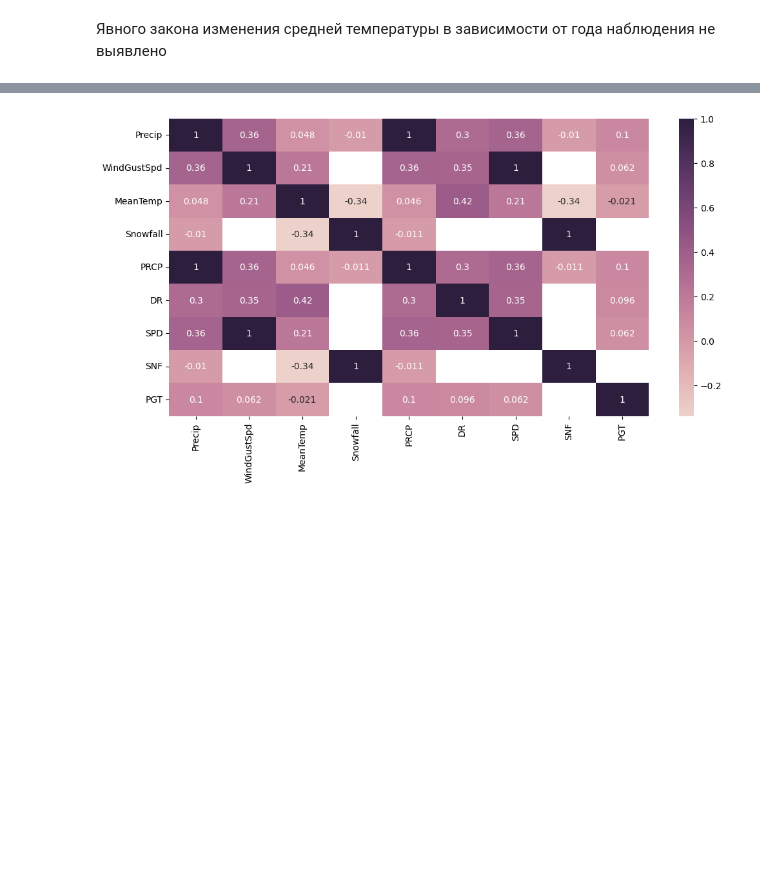
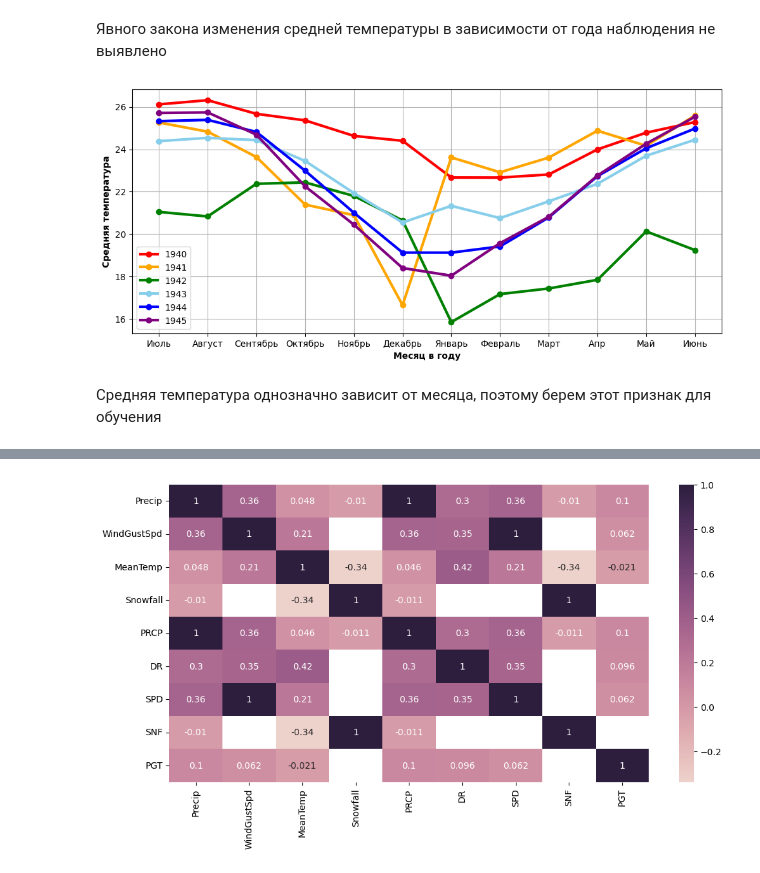
Before and after one commit to Ignanastya/TPU_ML_course, a Jupyter notebook: EDA.ipynb, the cells around one changed output, grey strips where cells are left out. Cells and saved outputs as stored; diff of their text form; code cells hidden in the pictures; blank space fills up the shorter version.

```diff
--- a/EDA.ipynb
+++ b/EDA.ipynb
@@ -202,23 +202,3 @@ plt.show()
 [figure]
 # %% [markdown]
 При анализе взаимосвязи средней температуры и высоты метеостанции также не было обнаружено чёткой зависимости
-# %%
-months_dict = {1: 'Январь', 2: 'Февраль', 3: 'Март',
-               4: 'Апр', 5: 'Май', 6: 'Июнь', 7: 'Июль',
-               8: 'Август', 9: 'Сентябрь', 10: 'Октябрь',
-               11: 'Ноябрь', 12: 'Декабрь'}
-
-fig, ax = plt.subplots()
-fig.set_size_inches(12,5)
-months_num = df_weather['MO'].unique()
-months_name = []
-temp = []
-for month in months_num:
-    temp.append(df_weather['MeanTemp'].loc[df_weather['MO'] == month].mean())
-    months_name.append(months_dict.get(month))
-ax.bar(months_name, temp, color='peru')
-ax.plot(months_name, temp, lw=5, color='chocolate')
-plt.xlabel('Месяц в году', fontweight='bold')
-plt.ylabel('Средняя температура', fontweight='bold')
-plt.grid(axis='y')
-plt.show()
@@ -244,6 +220,37 @@ plt.show()
 [figure]
 # %% [markdown]
 Явного закона изменения средней температуры в зависимости от года наблюдения не выявлено
+# %%
+months_dict = {1: 'Январь', 2: 'Февраль', 3: 'Март',
+               4: 'Апр', 5: 'Май', 6: 'Июнь', 7: 'Июль',
+               8: 'Август', 9: 'Сентябрь', 10: 'Октябрь',
+               11: 'Ноябрь', 12: 'Декабрь'}
+
+fig, ax = plt.subplots()
+fig.set_size_inches(12,5)
+
+months_num = df_weather['MO'].unique()
+months_name = []
+temp = []
+for month in months_num:
+    months_name.append(months_dict.get(month))
+
+colors = ['red', 'orange', 'green', 'skyblue', 'blue', 'purple']
+
+for i in range(len(years)):
+    for month in months_num:
+        temp.append(df_weather['MeanTemp'].loc[df_weather['YR'] == years[i]].loc[df_weather['MO'] == month].mean())
+    plt.plot(months_name, temp, '-o', lw=3, color=colors[i])
+    temp.clear()
+plt.xlabel('Месяц в году', fontweight='bold')
+plt.ylabel('Средняя температура', fontweight='bold')
+plt.legend(full_years)
+plt.grid()
+plt.show()
+# %% [output]
+[figure, added]
+# %% [markdown]
+Средняя температура однозначно зависит от месяца, поэтому берем этот признак для обучения
 # %%
 df_weather.describe(include="all").T
 # %% [output]
```
Also changed, not shown: parts of 2 cells of this notebook, 1 other file.
